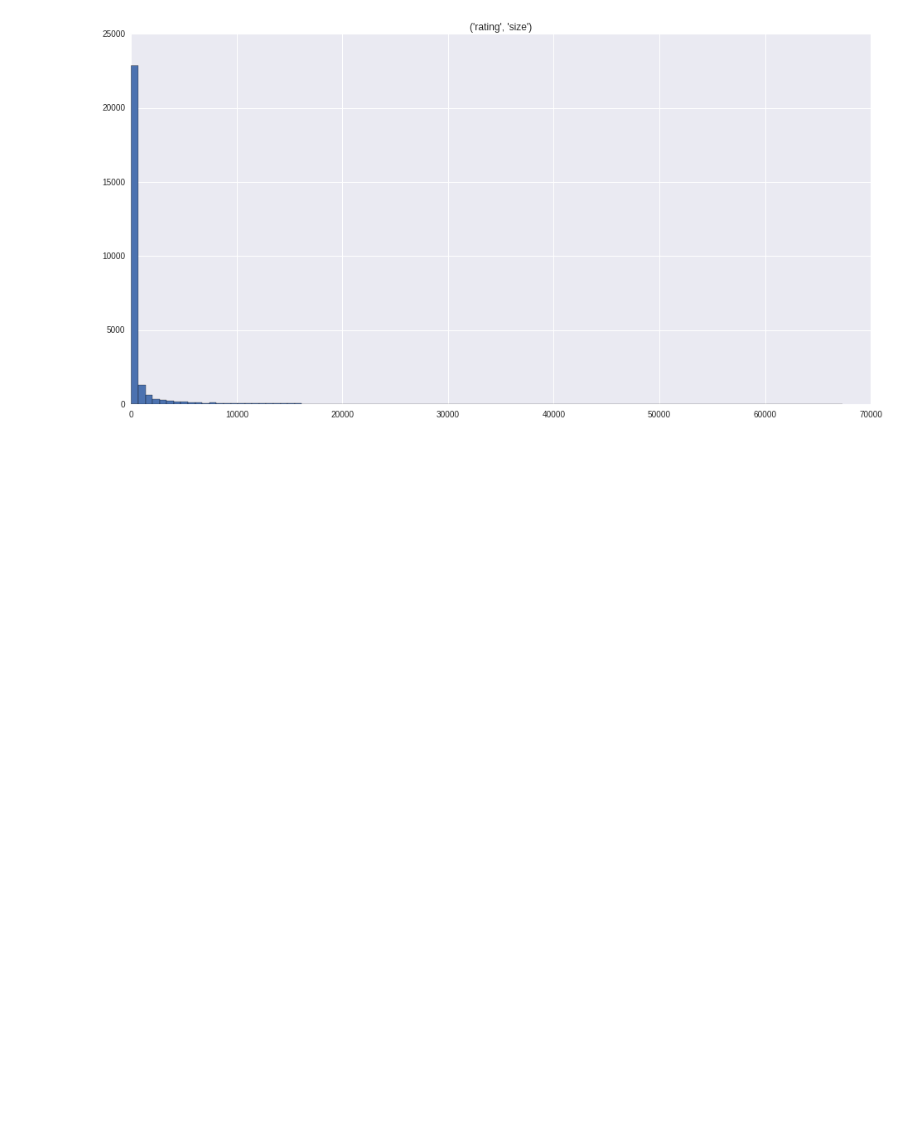
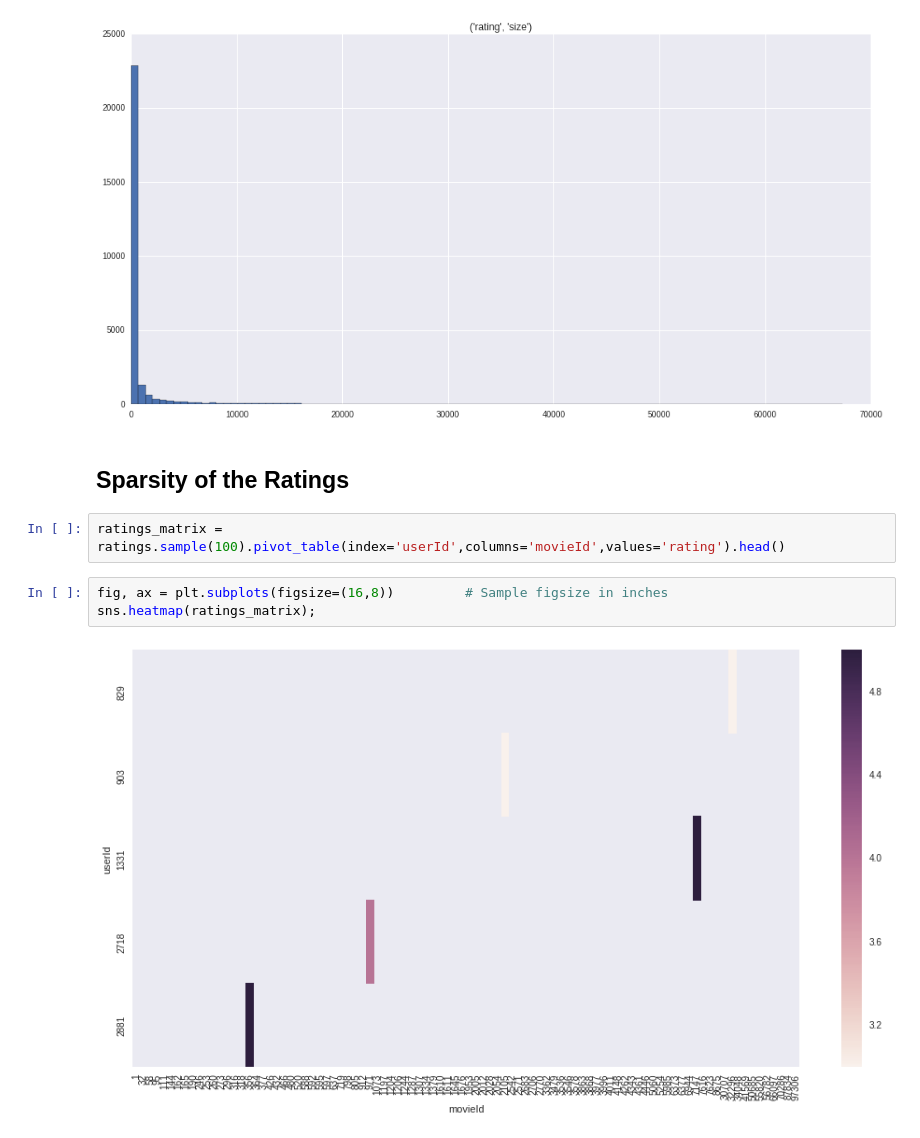
Before and after one commit to lrargerich/7506, a Jupyter notebook: Notebooks/MovieLens.ipynb, the cells around one changed output. Cells and saved outputs as stored; diff of their text form; blank space fills up the shorter version.

```diff
--- a/Notebooks/MovieLens.ipynb
+++ b/Notebooks/MovieLens.ipynb
@@ -229,3 +229,12 @@ ratings[['userId','rating']].groupby('userId').agg([np.size]).hist(bins=100,figs
 ratings[['movieId','rating']].groupby('movieId').agg([np.size]).hist(bins=100,figsize=(16,8));
 # %% [output]
 [figure]
+# %% [markdown]
+## Sparsity of the Ratings
+# %%
+ratings_matrix = ratings.sample(100).pivot_table(index='userId',columns='movieId',values='rating').head()
+# %%
+fig, ax = plt.subplots(figsize=(16,8))         # Sample figsize in inches
+sns.heatmap(ratings_matrix);
+# %% [output]
+[figure, added]
```
